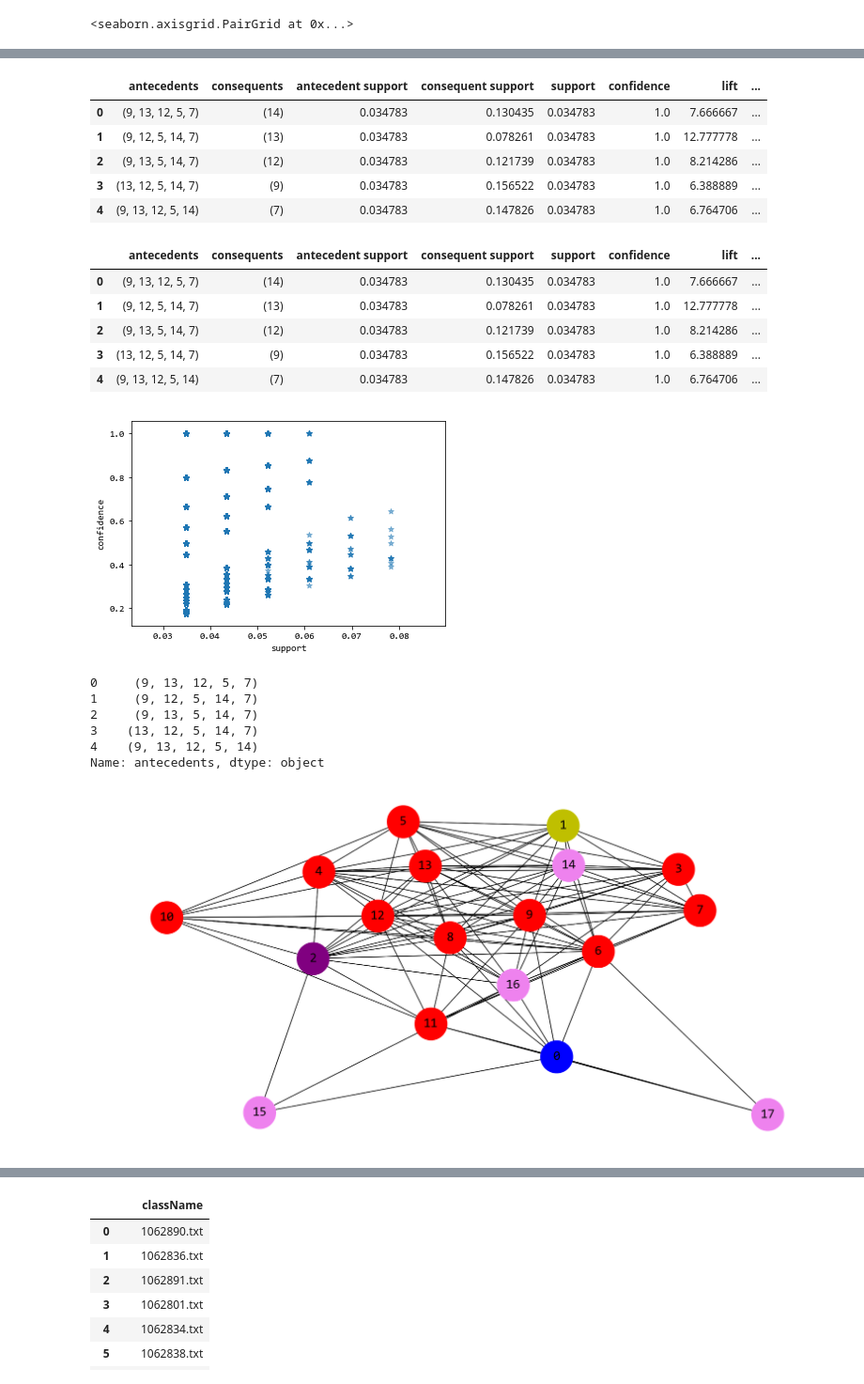
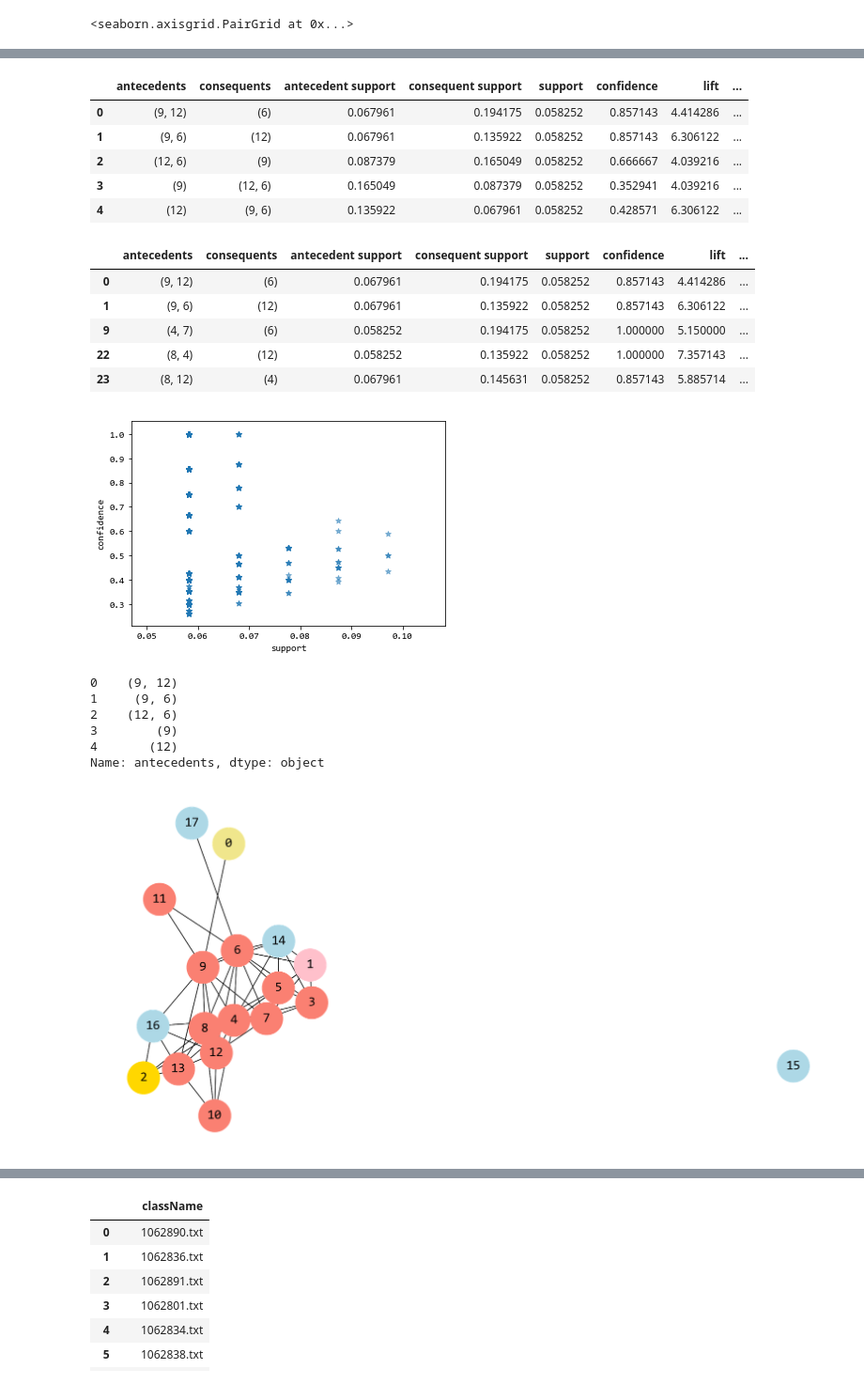
Before and after one commit to snowflakedong/107-1_Python_Project, a Jupyter notebook: Week_11/Class.ipynb, the cells around one changed output, grey strips where cells are left out. Shown at 94% size. Drawn from its saved outputs; the diff is of its cells as text; code cells hidden in the pictures.

```diff
--- a/Week_11/Class.ipynb
+++ b/Week_11/Class.ipynb
@@ -78,7 +78,7 @@ len(corpus)
 # TF-IDF
 # coding:utf-8
 from sklearn.feature_extraction.text import CountVectorizer
-vectorizer = CountVectorizer(min_df = 0.2)
+vectorizer = CountVectorizer(min_df = 0.3)
 X = vectorizer.fit_transform(corpus)
 word = vectorizer.get_feature_names()
 
@@ -216,7 +216,7 @@ graph.head()
 from mlxtend.frequent_patterns import apriori
 from mlxtend.frequent_patterns import association_rules
 
-minsup = 0.03
+minsup = 0.05
 apriori(graph, min_support = minsup, use_colnames=True)
 # %% [output]
 |  | support | itemsets |
@@ -284,11 +284,11 @@ rules["antecedant_len"] = rules["antecedents"].apply(lambda x: len(x))
 rules.head()
 # %% [output]
 |  | antecedents | consequents | antecedent support | consequent support | support | confidence | lift | ... |
-| 0 | (9, 13, 12, 5, 7) | (14) | 0.034783 | 0.130435 | 0.034783 | 1.0 | 7.666667 | ... |
-| 1 | (9, 12, 5, 14, 7) | (13) | 0.034783 | 0.078261 | 0.034783 | 1.0 | 12.777778 | ... |
-| 2 | (9, 13, 5, 14, 7) | (12) | 0.034783 | 0.121739 | 0.034783 | 1.0 | 8.214286 | ... |
-| 3 | (13, 12, 5, 14, 7) | (9) | 0.034783 | 0.156522 | 0.034783 | 1.0 | 6.388889 | ... |
-| 4 | (9, 13, 12, 5, 14) | (7) | 0.034783 | 0.147826 | 0.034783 | 1.0 | 6.764706 | ... |
+| 0 | (9, 12) | (6) | 0.067961 | 0.194175 | 0.058252 | 0.857143 | 4.414286 | ... |
+| 1 | (9, 6) | (12) | 0.067961 | 0.135922 | 0.058252 | 0.857143 | 6.306122 | ... |
+| 2 | (12, 6) | (9) | 0.087379 | 0.165049 | 0.058252 | 0.666667 | 4.039216 | ... |
+| 3 | (9) | (12, 6) | 0.165049 | 0.087379 | 0.058252 | 0.352941 | 4.039216 | ... |
+| 4 | (12) | (9, 6) | 0.135922 | 0.067961 | 0.058252 | 0.428571 | 6.306122 | ... |
 # %%
 out = rules[ (rules['antecedant_len'] >= 2) &
        (rules['confidence'] > 0.75) &
@@ -296,11 +296,11 @@ out = rules[ (rules['antecedant_len'] >= 2) &
 out.head()
 # %% [output]
 |  | antecedents | consequents | antecedent support | consequent support | support | confidence | lift | ... |
-| 0 | (9, 13, 12, 5, 7) | (14) | 0.034783 | 0.130435 | 0.034783 | 1.0 | 7.666667 | ... |
-| 1 | (9, 12, 5, 14, 7) | (13) | 0.034783 | 0.078261 | 0.034783 | 1.0 | 12.777778 | ... |
-| 2 | (9, 13, 5, 14, 7) | (12) | 0.034783 | 0.121739 | 0.034783 | 1.0 | 8.214286 | ... |
-| 3 | (13, 12, 5, 14, 7) | (9) | 0.034783 | 0.156522 | 0.034783 | 1.0 | 6.388889 | ... |
-| 4 | (9, 13, 12, 5, 14) | (7) | 0.034783 | 0.147826 | 0.034783 | 1.0 | 6.764706 | ... |
+| 0 | (9, 12) | (6) | 0.067961 | 0.194175 | 0.058252 | 0.857143 | 4.414286 | ... |
+| 1 | (9, 6) | (12) | 0.067961 | 0.135922 | 0.058252 | 0.857143 | 6.306122 | ... |
+| 9 | (4, 7) | (6) | 0.058252 | 0.194175 | 0.058252 | 1.000000 | 5.150000 | ... |
+| 22 | (8, 4) | (12) | 0.058252 | 0.135922 | 0.058252 | 1.000000 | 7.357143 | ... |
+| 23 | (8, 12) | (4) | 0.067961 | 0.145631 | 0.058252 | 0.857143 | 5.885714 | ... |
 # %%
 support = rules['support']
 confidence = rules['confidence']
@@ -309,16 +309,16 @@ plt.xlabel('support')
 plt.ylabel('confidence')
 plt.show()
 # %% [output]
-[figure, old version]
+[figure, new version]
 # %%
 len(rules)
 rules['antecedents'].head()
 # %% [output]
-0     (9, 13, 12, 5, 7)
-1     (9, 12, 5, 14, 7)
-2     (9, 13, 5, 14, 7)
-3    (13, 12, 5, 14, 7)
-4    (9, 13, 12, 5, 14)
+0    (9, 12)
+1     (9, 6)
+2    (12, 6)
+3        (9)
+4       (12)
 Name: antecedents, dtype: object
 # %%
 import networkx as nx
@@ -333,35 +333,35 @@ for i in range(len(rules['antecedents'])):
 # %%
 nodeListA = mergeData.index[mergeData['docClass'] == '1'].tolist()
 nodeListB = mergeData.index[mergeData['docClass'] == '2'].tolist()
 nodeListC = mergeData.index[mergeData['docClass'] == '3'].tolist()
 nodeListD = mergeData.index[mergeData['docClass'] == '4'].tolist()
 nodeListE = mergeData.index[mergeData['docClass'] == '5'].tolist()
 nodeListF = mergeData.index[mergeData['docClass'] == '6'].tolist()
 nodeListG = mergeData.index[mergeData['docClass'] == '7'].tolist()
 
 plt.figure(figsize=(40,20))
 
 # positions for all nodes
 pos = nx.fruchterman_reingold_layout(G)
 
 # nodes
-nx.draw_networkx_nodes(G, pos, nodelist=nodeListA, node_color="b", node_size=10000)
-nx.draw_networkx_nodes(G, pos, nodelist=nodeListB, node_color="grey", node_size=10000)
-nx.draw_networkx_nodes(G, pos, nodelist=nodeListC, node_color="g", node_size=10000)
-nx.draw_networkx_nodes(G, pos, nodelist=nodeListD, node_color="y", node_size=10000)
-nx.draw_networkx_nodes(G, pos, nodelist=nodeListE, node_color="purple", node_size=10000)
-nx.draw_networkx_nodes(G, pos, nodelist=nodeListF, node_color="r", node_size=10000)
-nx.draw_networkx_nodes(G, pos, nodelist=nodeListG, node_color="violet", node_size=10000)
+nx.draw_networkx_nodes(G, pos, nodelist=nodeListA, node_color='khaki', node_size=10000)
+#nx.draw_networkx_nodes(G, pos, nodelist=nodeListB, node_color="grey", node_size=10000)
+#nx.draw_networkx_nodes(G, pos, nodelist=nodeListC, node_color="g", node_size=10000)
+nx.draw_networkx_nodes(G, pos, nodelist=nodeListD, node_color='pink', node_size=10000)
+nx.draw_networkx_nodes(G, pos, nodelist=nodeListE, node_color="gold", node_size=10000)
+nx.draw_networkx_nodes(G, pos, nodelist=nodeListF, node_color="salmon", node_size=10000)
+nx.draw_networkx_nodes(G, pos, nodelist=nodeListG, node_color="lightblue", node_size=10000)
 nx.draw_networkx_edges(G, pos, width=2)
 
 # labels
 nx.draw_networkx_labels(G,pos,font_size=40,font_family='sans-serif')
 
 plt.axis('off')
 # plt.savefig("weighted_graph.png") # save as png
 plt.show() # display
 # %% [output]
-[figure, old version]
+[figure, new version]
 # %%
 # 獨立議題，和其他社團無關聯
 list(nx.isolates(G))
```
Also changed, not shown: parts of 13 cells of this notebook.
